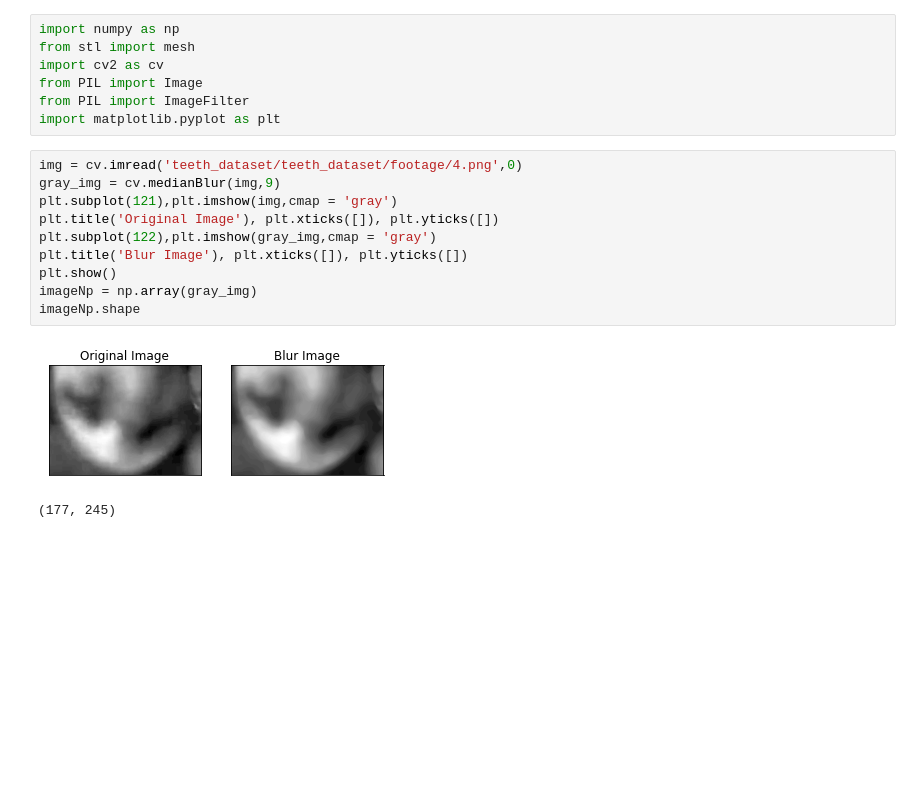
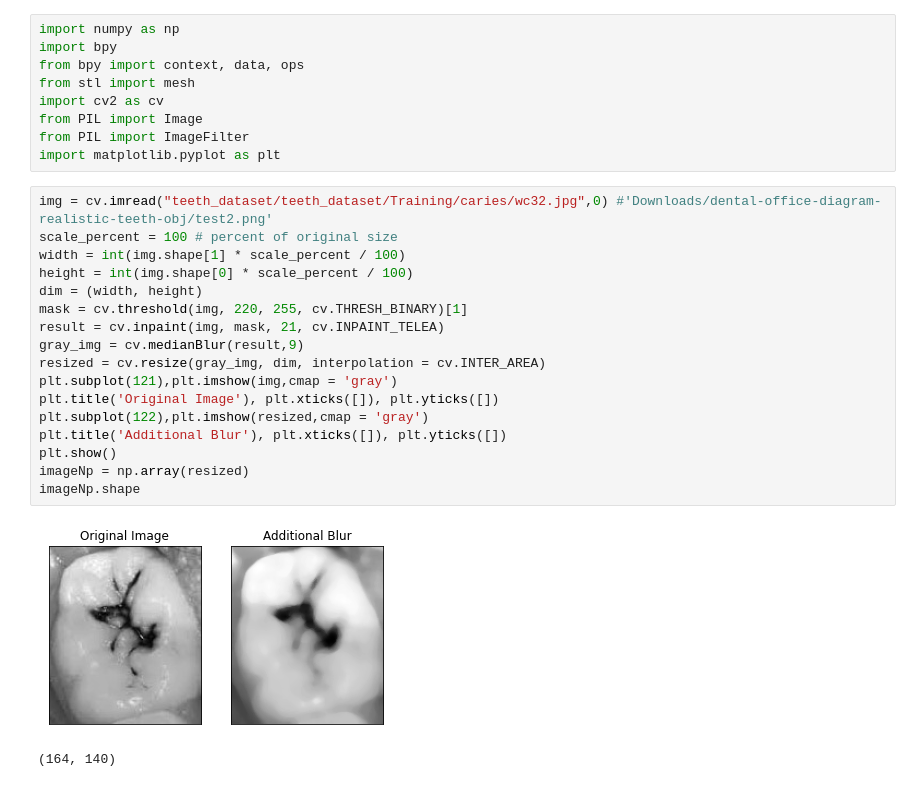
Before and after one commit to iBurakov33/Teeth-3D-modeling, a Jupyter notebook: teeth_3D_modeling.ipynb, the cells around one changed output. Saved outputs shown, nothing was run; the diff lists cells and outputs as text; blank space fills up the shorter version.

```diff
--- a/teeth_3D_modeling.ipynb
+++ b/teeth_3D_modeling.ipynb
@@ -1,21 +1,30 @@
 # %%
 import numpy as np
+import bpy
+from bpy import context, data, ops
 from stl import mesh
 import cv2 as cv
 from PIL import Image
 from PIL import ImageFilter
 import matplotlib.pyplot as plt
 # %%
-img = cv.imread('teeth_dataset/teeth_dataset/footage/4.png',0)
-gray_img = cv.medianBlur(img,9)
+img = cv.imread("teeth_dataset/teeth_dataset/Training/caries/wc32.jpg",0) #'Downloads/dental-office-diagram-realistic-teeth-obj/test2.png'
+scale_percent = 100 # percent of original size
+width = int(img.shape[1] * scale_percent / 100)
+height = int(img.shape[0] * scale_percent / 100)
+dim = (width, height)
+mask = cv.threshold(img, 220, 255, cv.THRESH_BINARY)[1]
+result = cv.inpaint(img, mask, 21, cv.INPAINT_TELEA)
+gray_img = cv.medianBlur(result,9)
+resized = cv.resize(gray_img, dim, interpolation = cv.INTER_AREA)
 plt.subplot(121),plt.imshow(img,cmap = 'gray')
 plt.title('Original Image'), plt.xticks([]), plt.yticks([])
-plt.subplot(122),plt.imshow(gray_img,cmap = 'gray')
-plt.title('Blur Image'), plt.xticks([]), plt.yticks([])
+plt.subplot(122),plt.imshow(resized,cmap = 'gray')
+plt.title('Additional Blur'), plt.xticks([]), plt.yticks([])
 plt.show()
-imageNp = np.array(gray_img)
+imageNp = np.array(resized)
 imageNp.shape
 # %% [output]
-[figure, old version]
+[figure, new version]
-(177, 245)
+(164, 140)
 # %%
```
Also changed, not shown: parts of 15 cells of this notebook, 17 other files.
